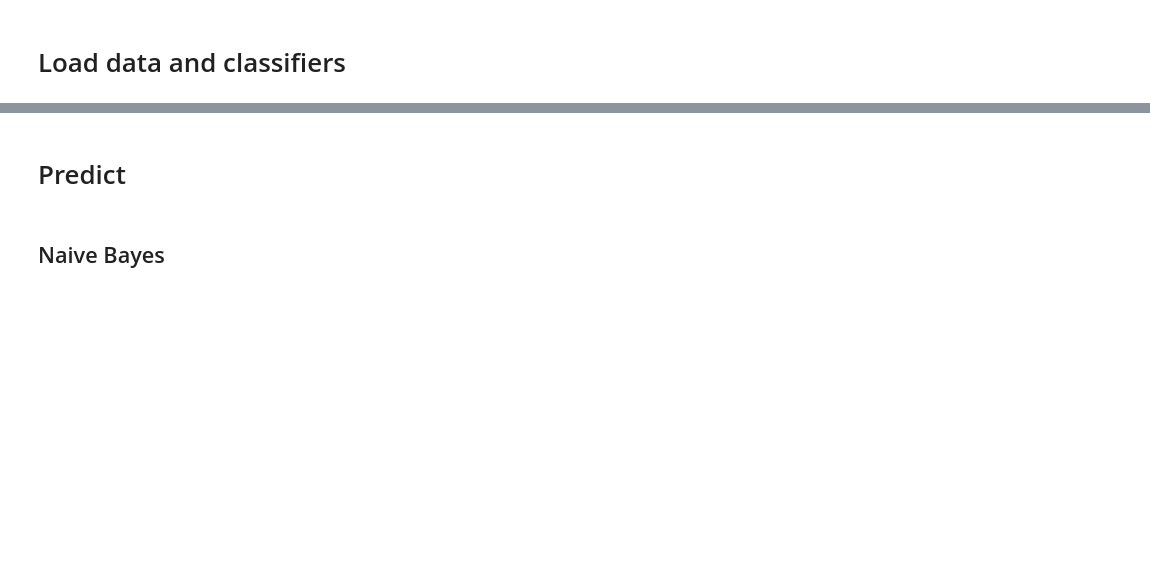
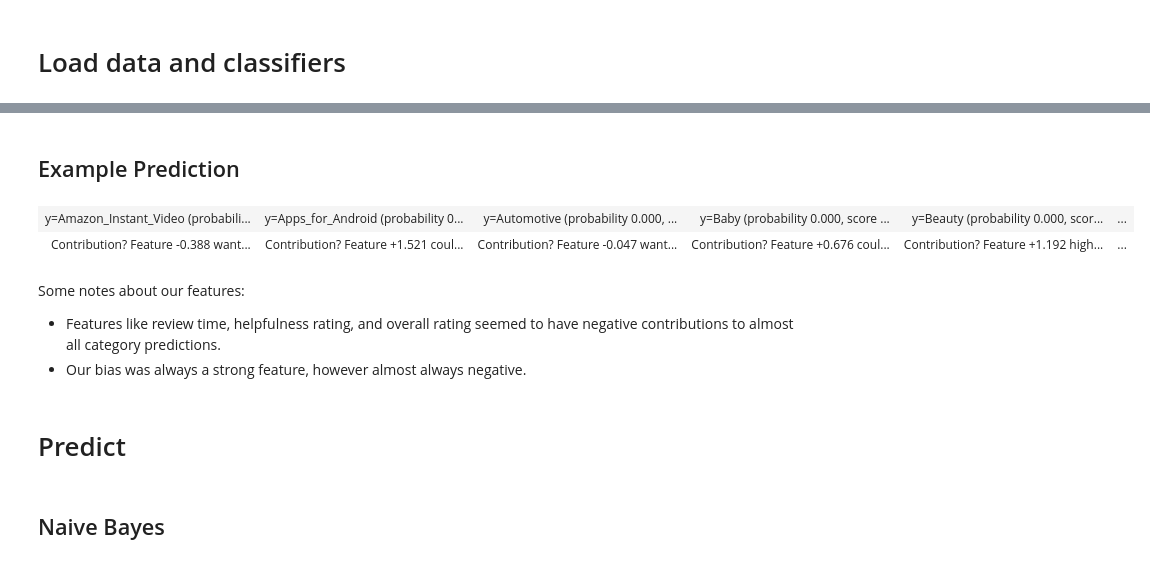
Before and after one commit to calexdiaz143/cs-175-amazon-project-clone, a Jupyter notebook: main/project.ipynb, the cells around one changed output, grey strips where cells are left out. Cells and saved outputs as stored; diff of their text form; code cells hidden in the pictures; blank space fills up the shorter version.

```diff
--- a/main/project.ipynb
+++ b/main/project.ipynb
@@ -11,3 +31,14 @@ clf_svm = memo.get_classifier(LOAD_SAVED, OVERWRITE_SAVED, trainer.svm, train_X,
+# %% [markdown]
+## Example Prediction
+# %%
+eli5.show_prediction(clf_lr, test_X.getrow(100), feature_names=feature_names)
+# %% [output]
+| y=Amazon_Instant_Video (probabili... | y=Apps_for_Android (probability 0... | y=Automotive (probability 0.000, ... | y=Baby (probability 0.000, score ... | y=Beauty (probability 0.000, scor... | ... |
+| Contribution? Feature -0.388 want... | Contribution? Feature +1.521 coul... | Contribution? Feature -0.047 want... | Contribution? Feature +0.676 coul... | Contribution? Feature +1.192 high... | ... |
+# %% [markdown]
+Some notes about our features:
+- Features like review time, helpfulness rating, and overall rating seemed to have negative contributions to almost all category predictions.
+- Our bias was always a strong feature, however almost always negative.
 # %% [markdown]
 # Predict
 # %% [markdown]
```
Also changed, not shown: parts of 12 cells of this notebook, 1 other file.
